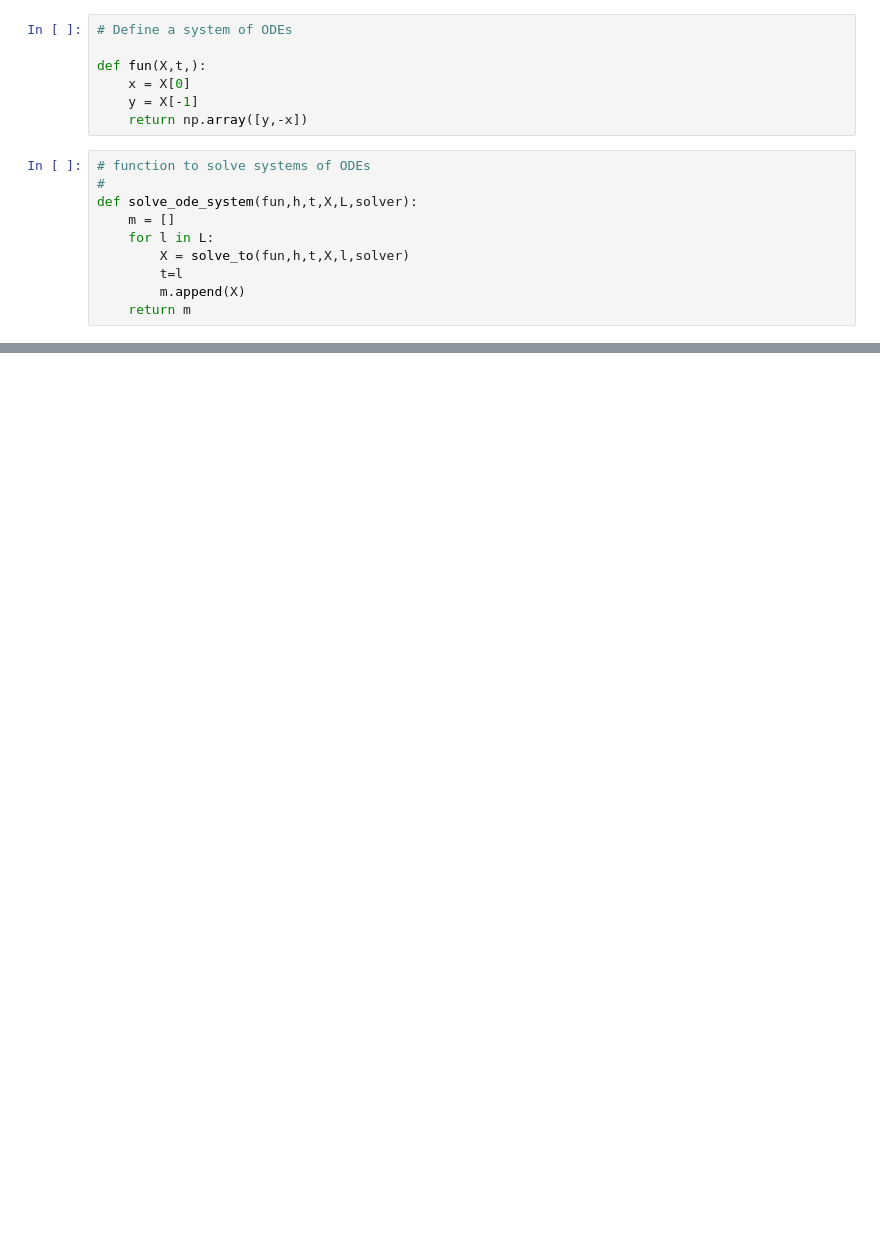
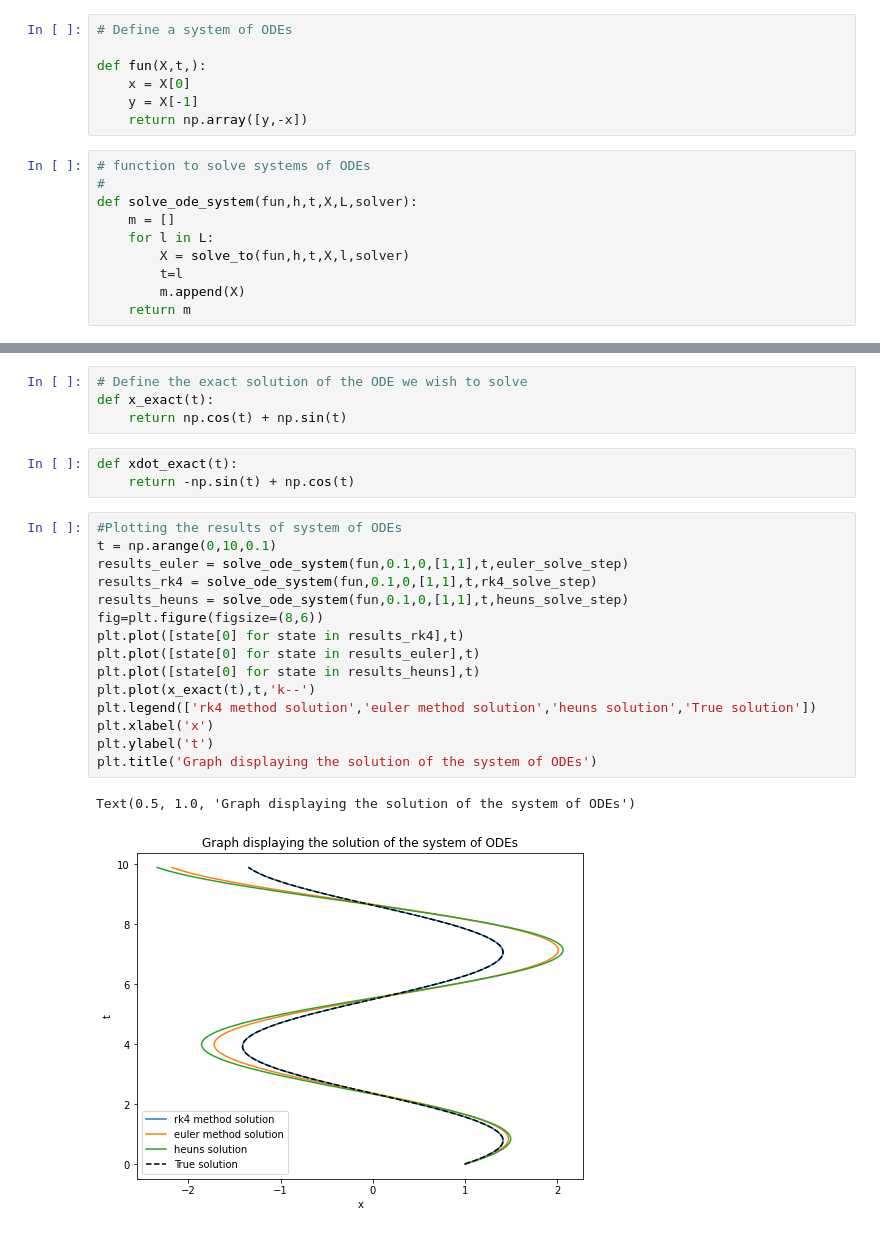
Before and after one commit to TheaRoseBarnes/emat30008, a Jupyter notebook: SolvingODE.ipynb, the cells around one changed output, grey strips where cells are left out. Cells and saved outputs as stored; diff of their text form; blank space fills up the shorter version.

```diff
--- a/SolvingODE.ipynb
+++ b/SolvingODE.ipynb
@@ -156,2 +160,27 @@ solve_ode_system(fun,0.1,0,[1,1],[0.3,0.9,1],rk4_solve_step)
+# %%
+# Define the exact solution of the ODE we wish to solve
+def x_exact(t):
+    return np.cos(t) + np.sin(t)
+# %%
+def xdot_exact(t):
+    return -np.sin(t) + np.cos(t)
+# %%
+#Plotting the results of system of ODEs
+t = np.arange(0,10,0.1)
+results_euler = solve_ode_system(fun,0.1,0,[1,1],t,euler_solve_step)
+results_rk4 = solve_ode_system(fun,0.1,0,[1,1],t,rk4_solve_step)
+results_heuns = solve_ode_system(fun,0.1,0,[1,1],t,heuns_solve_step)
+fig=plt.figure(figsize=(8,6))
+plt.plot([state[0] for state in results_rk4],t)
+plt.plot([state[0] for state in results_euler],t)
+plt.plot([state[0] for state in results_heuns],t)
+plt.plot(x_exact(t),t,'k--')
+plt.legend(['rk4 method solution','euler method solution','heuns solution','True solution'])
+plt.xlabel('x')
+plt.ylabel('t')
+plt.title('Graph displaying the solution of the system of ODEs')
+# %% [output]
+Text(0.5, 1.0, 'Graph displaying the solution of the system of ODEs')
+[figure, added]
 # %%
 #Plotting the results of system of ODEs
```
Also changed, not shown: parts of 6 cells of this notebook.
